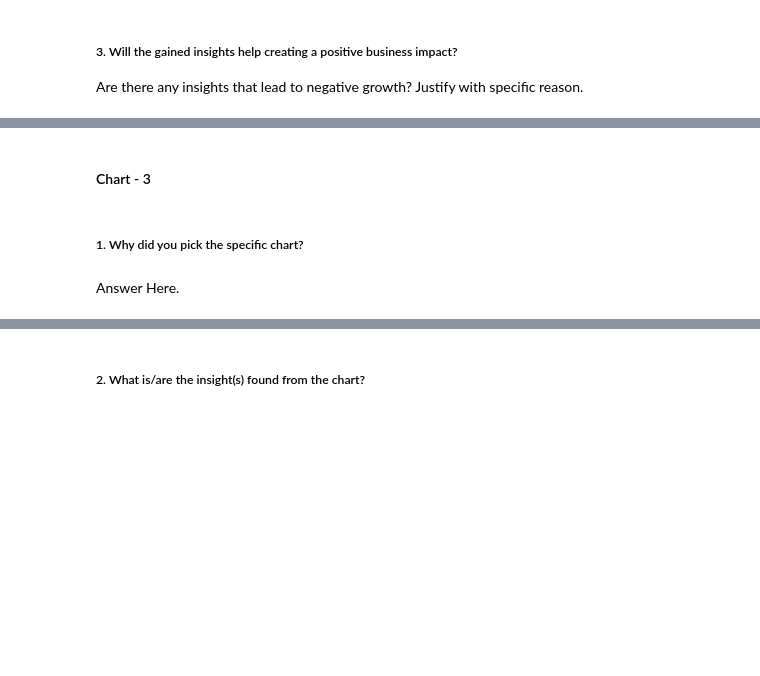
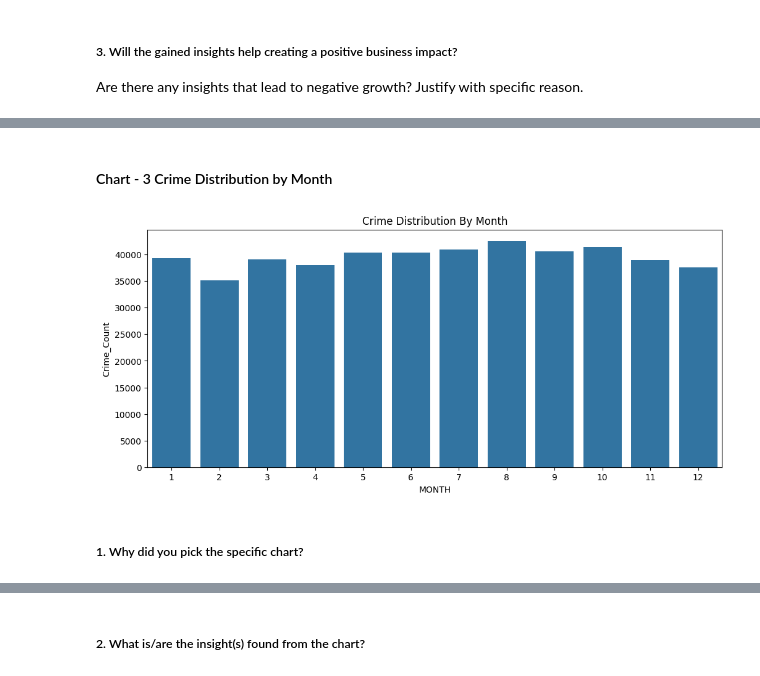
Before and after one commit to nibedita-26/crime_forecasting, a Jupyter notebook: notebook/ml_project.ipynb, the cells around one changed output, grey strips where cells are left out. Saved outputs shown, nothing was run; the diff lists cells and outputs as text; code cells hidden in the pictures; blank space fills up the shorter version.

```diff
--- a/notebook/ml_project.ipynb
+++ b/notebook/ml_project.ipynb
@@ -561,2 +665,2 @@ Answer Here
 # %% [markdown]
-#### Chart - 3
+#### Chart - 3 Crime Distribution by Month
@@ -565,4 +667,15 @@ Answer Here
+# %%
+# Chart - 3 visualization code
+monthly_pattern = train_df.groupby('MONTH').size().reset_index(name = 'Crime_Count')
+plt.figure(figsize= (12,5))
+sns.barplot(data = monthly_pattern, x = 'MONTH', y = 'Crime_Count')
+
+plt.title('Crime Distribution By Month')
+
+plt.savefig('../outputs/crime_distribution_by_nonth.png')
+
+plt.show()
+# %% [output]
+[figure, added]
 # %% [markdown]
 ##### 1. Why did you pick the specific chart?
-# %% [markdown]
-Answer Here.
```
Also changed, not shown: parts of 37 cells of this notebook, 5 other files.
